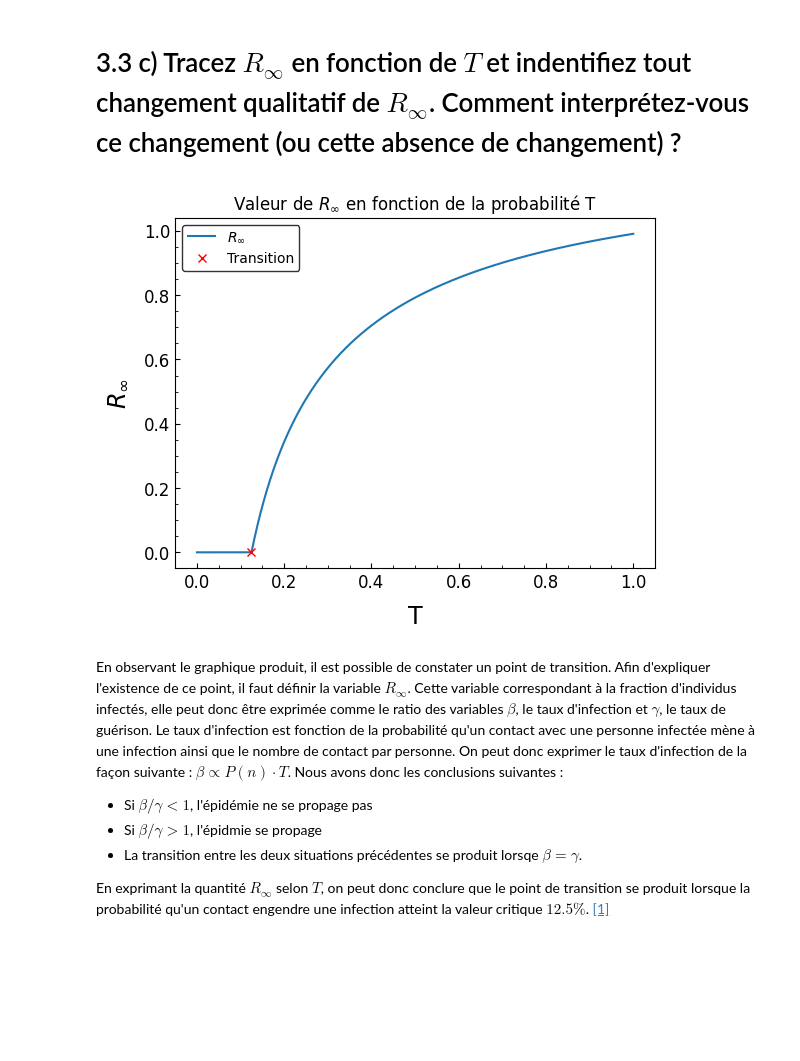
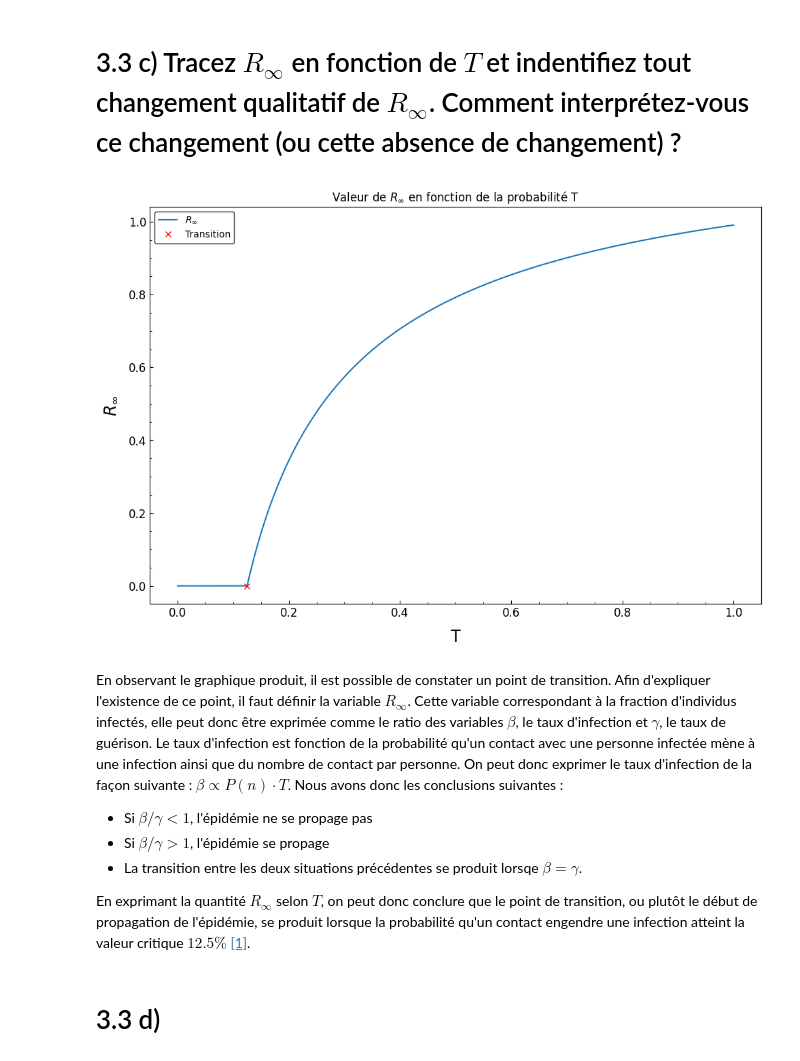
Before and after one commit to Antetokounpo/PhysNum-TP, a Jupyter notebook: TP3/TP3.ipynb, the cells around one changed output. Cells and saved outputs as stored; diff of their text form; code cells hidden in the pictures; blank space fills up the shorter version.

```diff
--- a/TP3/TP3.ipynb
+++ b/TP3/TP3.ipynb
@@ -1077,20 +1078,23 @@ $$u=\begin{cases}1,\quad &\text{si}\:T\leq0.125\\ \frac{2T^2+T-2\sqrt{T^3(T+1)}}
 # %%
 u_val = lambda T: (2*T**2 + T - 2*np.sqrt((T+1)*T**3)) / (4*T**2)
 u = np.where(T <= 0.125, 1, u_val(T))
 r_inf = 1- (1-T*(1-u)) / (1+ 4*T*(1-u))
+plt.figure(figsize=(12,8))
 plt.plot(T, r_inf, label="$R_{\infty}$")
 plt.plot(0.125, 0.0, "x", color="red", label="Transition")
 plt.xlabel("T")
 plt.ylabel("$R_{\infty}$")
 plt.title("Valeur de $R_{\infty}$ en fonction de la probabilité T")
 plt.legend()
 plt.show()
 # %% [output]
-[figure, old version]
+[figure, new version]
 # %% [markdown]
-En observant le graphique produit, il est possible de constater un point de transition. Afin d'expliquer l'existence de ce point, il faut définir la variable $R_{\infty}$. Cette variable correspondant à la fraction d'individus infectés, elle peut donc être exprimée comme le ratio des variables $\beta$, le taux d'infection et $\gamma$, le taux de guérison. Le taux d'infection est fonction de la probabilité qu'un contact avec une personne infectée mène à une infection ainsi que le nombre de contact par personne. On peut donc exprimer le taux d'infection de la façon suivante : $\beta\propto P(n)\cdot T$. Nous avons donc les conclusions suivantes :
+En observant le graphique produit, il est possible de constater un point de transition. Afin d'expliquer l'existence de ce point, il faut définir la variable $R_{\infty}$. Cette variable correspondant à la fraction d'individus infectés, elle peut donc être exprimée comme le ratio des variables $\beta$, le taux d'infection et $\gamma$, le taux de guérison. Le taux d'infection est fonction de la probabilité qu'un contact avec une personne infectée mène à une infection ainsi que du nombre de contact par personne. On peut donc exprimer le taux d'infection de la façon suivante : $\beta\propto P(n)\cdot T$. Nous avons donc les conclusions suivantes :
 - Si $\beta/\gamma<1$, l'épidémie ne se propage pas
-- Si $\beta/\gamma>1$, l'épidmie se propage
+- Si $\beta/\gamma>1$, l'épidémie se propage
 - La transition entre les deux situations précédentes se produit lorsqe $\beta=\gamma$.
 
-En exprimant la quantité $R_{\infty}$ selon $T$, on peut donc conclure que le point de transition se produit lorsque la probabilité qu'un contact engendre une infection atteint la valeur critique $12.5\%$. [[1]](https://www.cs.upc.edu/~csn/slides/11epidemic.pdf)
+En exprimant la quantité $R_{\infty}$ selon $T$, on peut donc conclure que le point de transition, ou  plutôt le début de propagation de l'épidémie, se produit lorsque la probabilité qu'un contact engendre une infection atteint la valeur critique $12.5\%$ [[1]](https://www.cs.upc.edu/~csn/slides/11epidemic.pdf).
+# %% [markdown]
+# 3.3 d)
```
Also changed, not shown: parts of 11 cells of this notebook.
